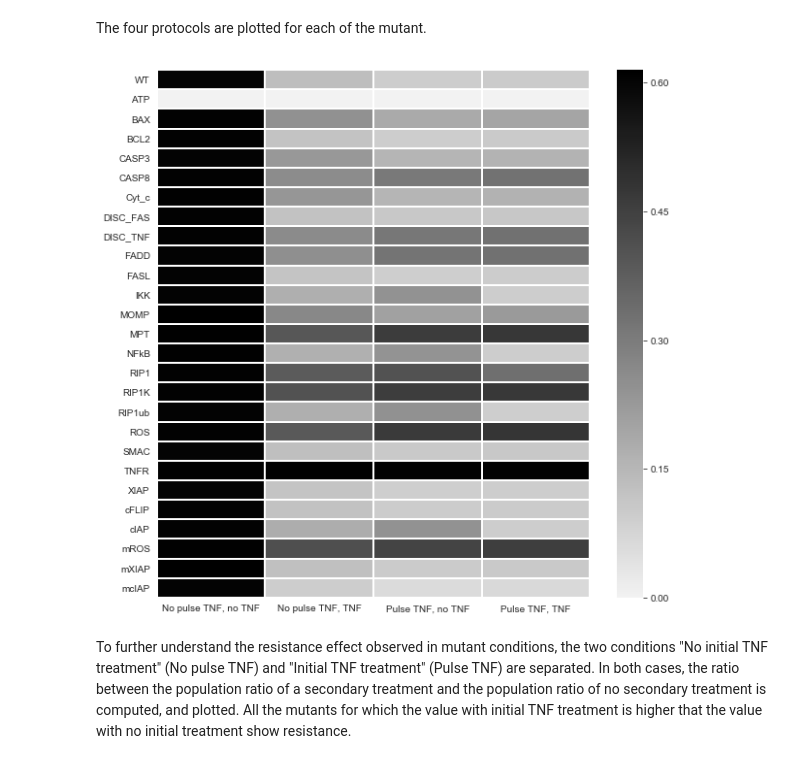
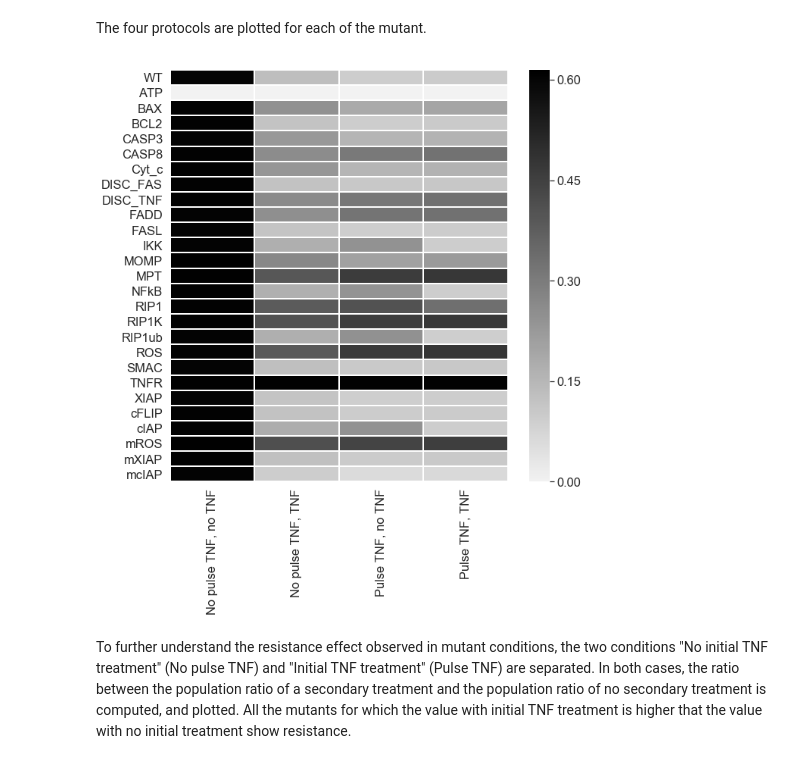
Before and after one commit to sysbio-curie/UPMaBoSS-docker, a Jupyter notebook: CellFate_uppmaboss_V4.ipynb, the cells around one changed output. Drawn from its saved outputs; the diff is of its cells as text; code cells hidden in the pictures.

Commit message:
With good font size

```diff
--- a/CellFate_uppmaboss_V4.ipynb
+++ b/CellFate_uppmaboss_V4.ipynb
@@ -132,7 +132,8 @@ pop_ratios_NoFB = run_NoFB.get_population_ratios('No NFkB -> TNF')
 # Plot population ratio with/without population feedback
 # A figure is saved in the folder with the name: "figure_ratios.pdf"
 figure = plt.figure(figsize = (6,5))
-pop_ratios_WT.plot(style='.-k', legend=True)
+plt.rcParams.update({'legend.fontsize': 15})
+pop_ratios_WT.plot(style='.-k', legend=True,fontsize=15)
 pop_ratios_NoFB.plot(style='.-b', legend=True)
 save_figure(figure, 'ratios')
 # %% [output]
@@ -177,8 +176,9 @@ We plot the population ratios for the two protocols:
 # Plot population ratios for a second treatment of TNF with or without the initial TNF stimulation
 # A figure "figure_two_steps_ratios.pdf" is saved
 figure = plt.figure(figsize = (12,5))
+plt.rcParams.update({'legend.fontsize': 15})
 pop_ratios_WT.name = "Pulse TNF"
-pop_ratios_WT.plot(style='.-k', legend=True)
+pop_ratios_WT.plot(style='.-k', legend=True,fontsize=20)
 pop_ratios_noTNF.plot(style='.-b', legend=True)
 pop_ratios_reTNF.plot(style='.-r', legend=True)
 pop_ratios_noTNF_reTNF.plot(style='.-g', legend=True)
@@ -291,10 +267,11 @@ The four protocols are plotted for each of the mutant.
 # %%
 # Plot the TNF sensitivity results for the WT condition and for all mutants
 figure = plt.figure(figsize = (10,10))
+sns.set(font_scale=1.5)
 sns.heatmap(ratios, annot=False, cmap=colormap_scale, linewidths=1)
 save_figure(figure, 'heatmap')
 # %% [output]
-[figure, old version]
+[figure, new version]
 # %% [markdown]
 To further understand the resistance effect observed in mutant conditions, the two conditions "No initial TNF treatment" (No pulse TNF) and "Initial TNF treatment" (Pulse TNF) are separated.
 In both cases, the ratio between the population ratio of a secondary treatment and the population ratio of no secondary treatment is computed, and plotted. All the mutants for which the value with initial TNF treatment is higher that the value with no initial treatment show resistance.
```
Also changed, not shown: parts of 6 cells of this notebook.
